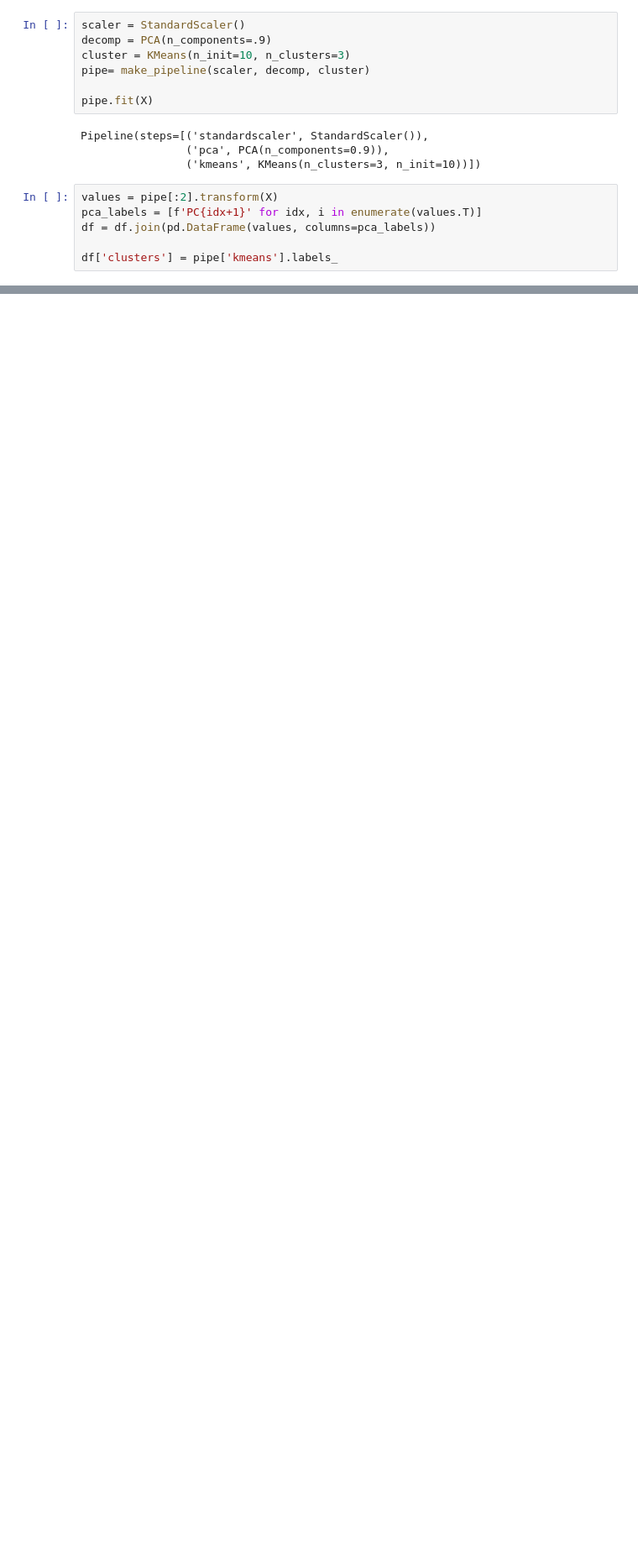
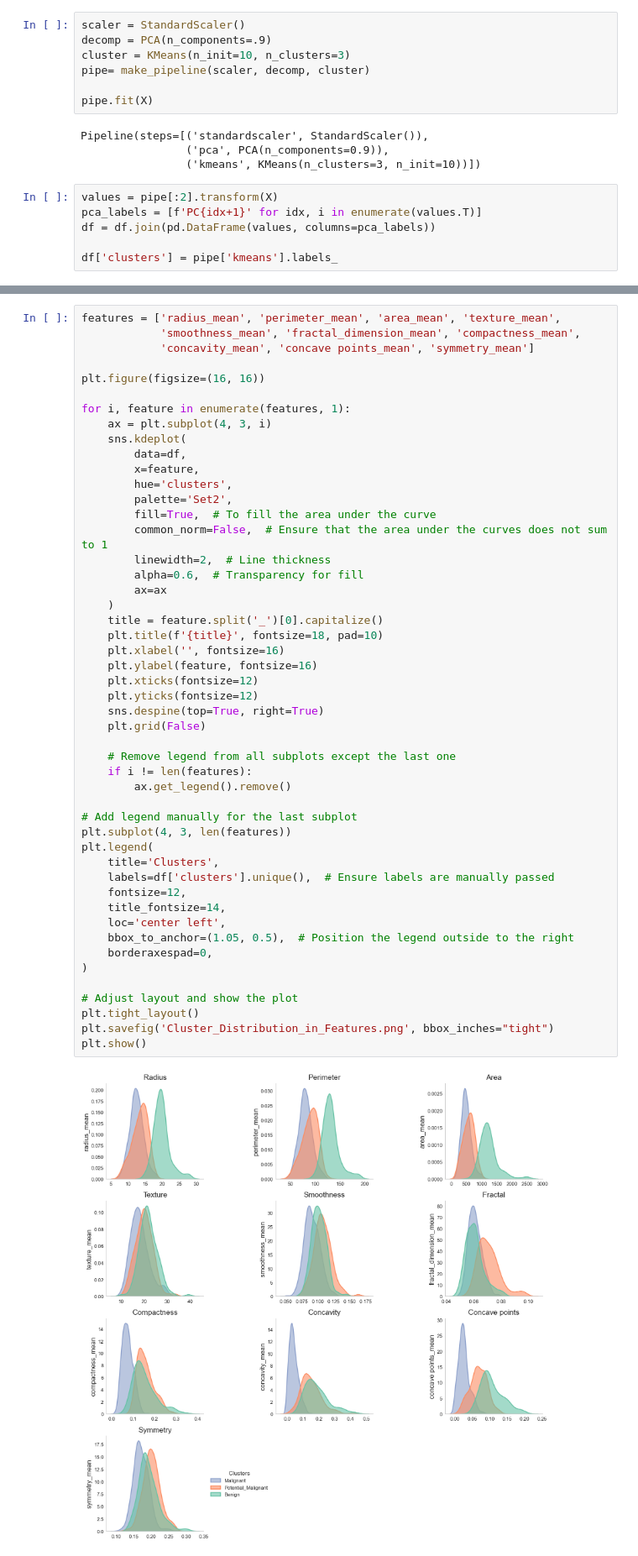
Before and after one commit to hozhao87/Brest_Cancer_Classification_Project, a Jupyter notebook: breast_cancer_classification.ipynb, the cells around one changed output, grey strips where cells are left out. Shown at 84% size. Cells and saved outputs as stored; diff of their text form; blank space fills up the shorter version.

```diff
--- a/breast_cancer_classification.ipynb
+++ b/breast_cancer_classification.ipynb
@@ -263,0 +276,51 @@ plt.savefig('Cluster_Distribution_PCA_2.png', bbox_inches="tight")
+# %%
+features = ['radius_mean', 'perimeter_mean', 'area_mean', 'texture_mean',
+            'smoothness_mean', 'fractal_dimension_mean', 'compactness_mean',
+            'concavity_mean', 'concave points_mean', 'symmetry_mean']
+
+plt.figure(figsize=(16, 16))
+
+for i, feature in enumerate(features, 1):
+    ax = plt.subplot(4, 3, i)
+    sns.kdeplot(
+        data=df,
+        x=feature,
+        hue='clusters',
+        palette='Set2',
+        fill=True,  # To fill the area under the curve
+        common_norm=False,  # Ensure that the area under the curves does not sum to 1
+        linewidth=2,  # Line thickness
+        alpha=0.6,  # Transparency for fill
+        ax=ax
+    )
+    title = feature.split('_')[0].capitalize()
+    plt.title(f'{title}', fontsize=18, pad=10)
+    plt.xlabel('', fontsize=16)
+    plt.ylabel(feature, fontsize=16)
+    plt.xticks(fontsize=12)
+    plt.yticks(fontsize=12)
+    sns.despine(top=True, right=True)
+    plt.grid(False)
+
+    # Remove legend from all subplots except the last one
+    if i != len(features):
+        ax.get_legend().remove()
+
+# Add legend manually for the last subplot
+plt.subplot(4, 3, len(features))
+plt.legend(
+    title='Clusters',
+    labels=df['clusters'].unique(),  # Ensure labels are manually passed
+    fontsize=12,
+    title_fontsize=14,
+    loc='center left',
+    bbox_to_anchor=(1.05, 0.5),  # Position the legend outside to the right
+    borderaxespad=0,
+)
+
+# Adjust layout and show the plot
+plt.tight_layout()
+plt.savefig('Cluster_Distribution_in_Features.png', bbox_inches="tight")
+plt.show()
+# %% [output]
+[figure, added]
```
Also changed, not shown: parts of 6 cells of this notebook, 1 other file.
